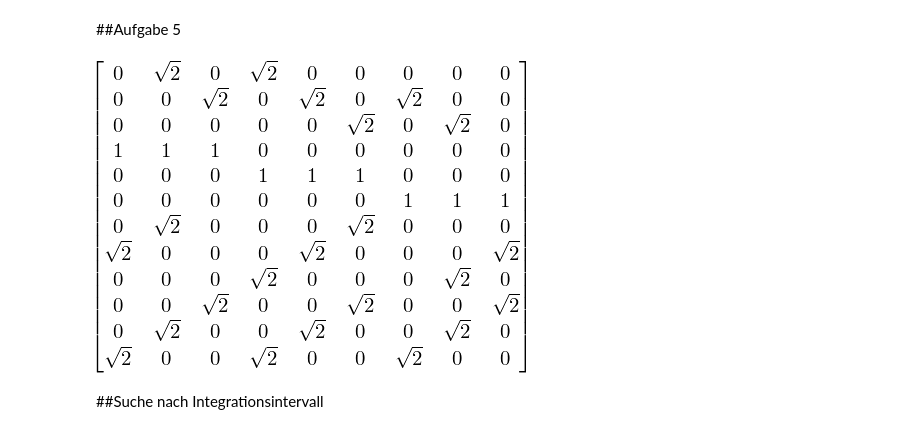
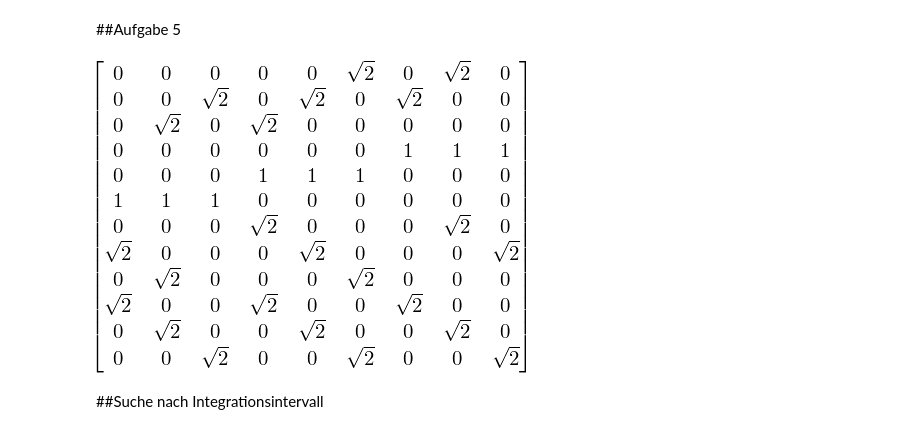
Before and after one commit to LuckyJosh/PhysikFP2015, a Jupyter notebook: 01_TomographieGamma[ ]/Python/Auswertung.ipynb, the cells around one changed output. Saved outputs shown, nothing was run; the diff lists cells and outputs as text; code cells hidden in the pictures.

```diff
--- a/01_TomographieGamma[ ]/Python/Auswertung.ipynb
+++ b/01_TomographieGamma[ ]/Python/Auswertung.ipynb
@@ -102,18 +103,18 @@ def print_errors(array,description=None):
 # B ist singulär
 # %%
 W2 = sym.sqrt(2)
-A_np = np.matrix([[0,W2,0,W2,0,0,0,0,0],[0,0,W2,0,W2,0,W2,0,0],[0,0,0,0,0,W2,0,W2,0],
-                [1,1,1,0,0,0,0,0,0],[0,0,0,1,1,1,0,0,0],[0,0,0,0,0,0,1,1,1],
-               [0,W2,0,0,0,W2,0,0,0],[W2,0,0,0,W2,0,0,0,W2],[0,0,0,W2,0,0,0,W2,0],
-               [0,0,W2,0,0,W2,0,0,W2],[0,W2,0,0,W2,0,0,W2,0],[W2,0,0,W2,0,0,W2,0,0]])
+A_np = np.matrix([[0,0,0,0,0,W2,0,W2,0],[0,0,W2,0,W2,0,W2,0,0],[0,W2,0,W2,0,0,0,0,0],
+                [0,0,0,0,0,0,1,1,1],[0,0,0,1,1,1,0,0,0],[1,1,1,0,0,0,0,0,0],
+               [0,0,0,W2,0,0,0,W2,0],[W2,0,0,0,W2,0,0,0,W2],[0,W2,0,0,0,W2,0,0,0],
+               [W2,0,0,W2,0,0,W2,0,0],[0,W2,0,0,W2,0,0,W2,0],[0,0,W2,0,0,W2,0,0,W2]])
 #B_np = (A_np.T * A).inv()
 
 
 A = sym.Matrix(A_np)
 C = (A.transpose()*A).inv()
 A
 # %% [output]
-[figure, old version]
+[figure, new version]
 # %% [markdown]
 ##Suche nach Integrationsintervall
 # %%
```
Also changed, not shown: parts of 41 cells of this notebook, 29 other files.
